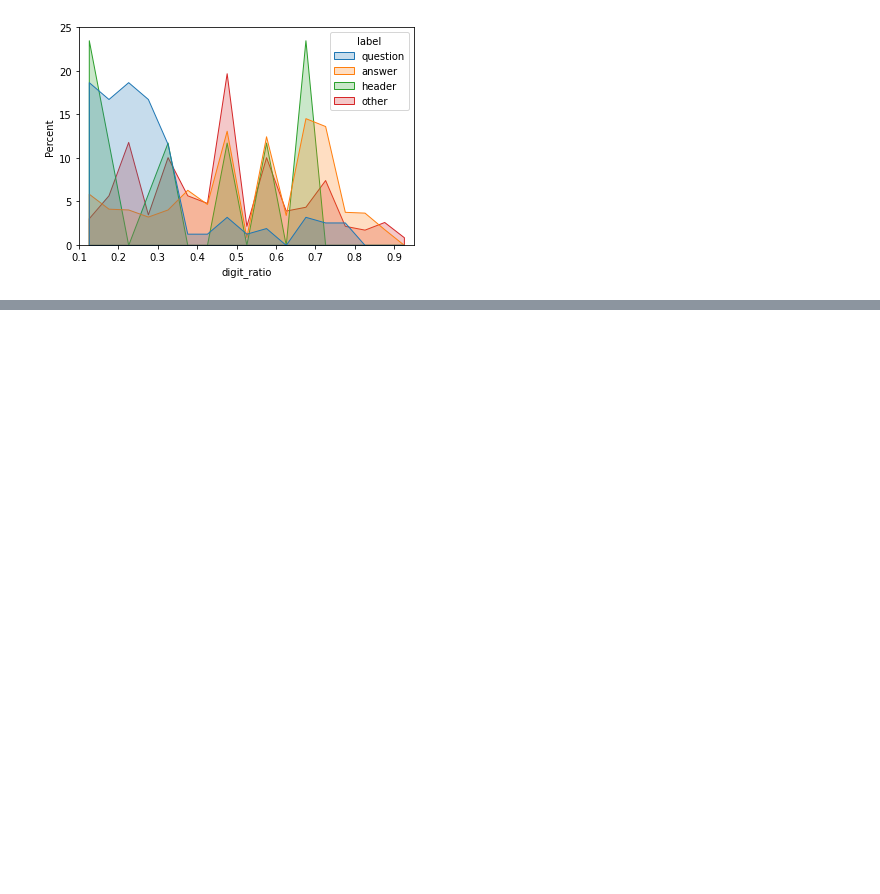
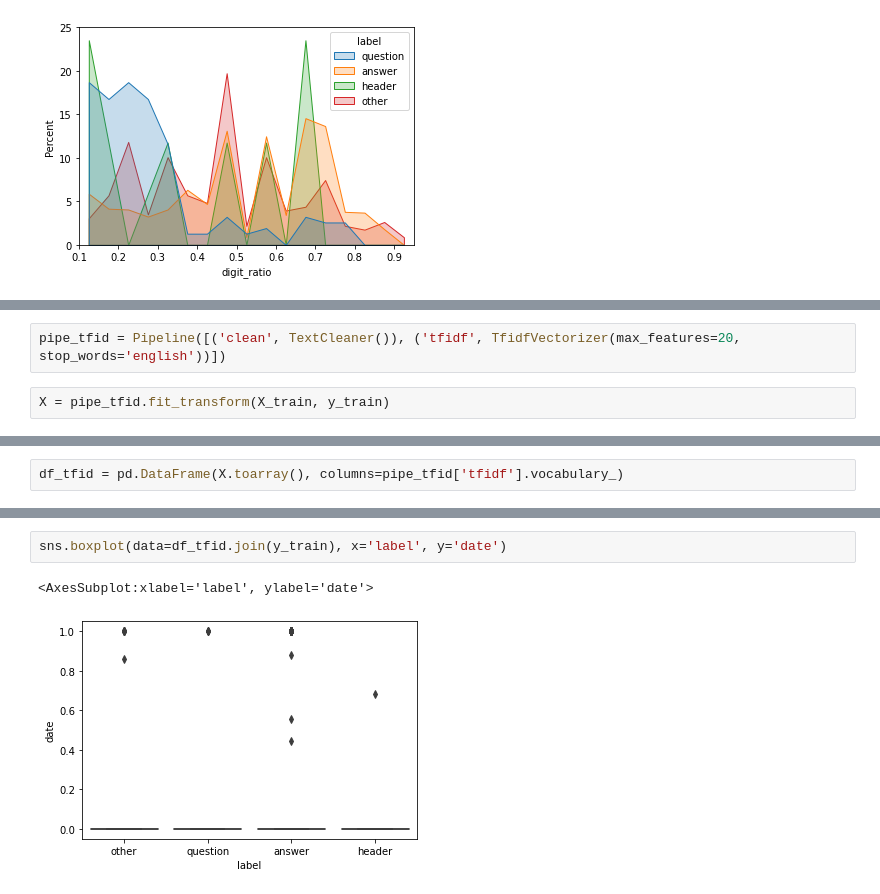
Before and after one commit to jnpicao/interview_case_studies, a Jupyter notebook: part1/part1-02_EDA.ipynb, the cells around one changed output, grey strips where cells are left out. Cells and saved outputs as stored; diff of their text form; blank space fills up the shorter version.

```diff
--- a/part1/part1-02_EDA.ipynb
+++ b/part1/part1-02_EDA.ipynb
@@ -157,0 +159,4 @@ plt.show()
+# %%
+pipe_tfid = Pipeline([('clean', TextCleaner()), ('tfidf', TfidfVectorizer(max_features=20, stop_words='english'))])
+# %%
+X = pipe_tfid.fit_transform(X_train, y_train)
@@ -157,0 +186,2 @@ plt.show()
+# %%
+df_tfid = pd.DataFrame(X.toarray(), columns=pipe_tfid['tfidf'].vocabulary_)
@@ -157,0 +232,5 @@ plt.show()
+# %%
+sns.boxplot(data=df_tfid.join(y_train), x='label', y='date')
+# %% [output]
+<AxesSubplot:xlabel='label', ylabel='date'>
+[figure, added]
```
Also changed, not shown: parts of 15 cells of this notebook.
